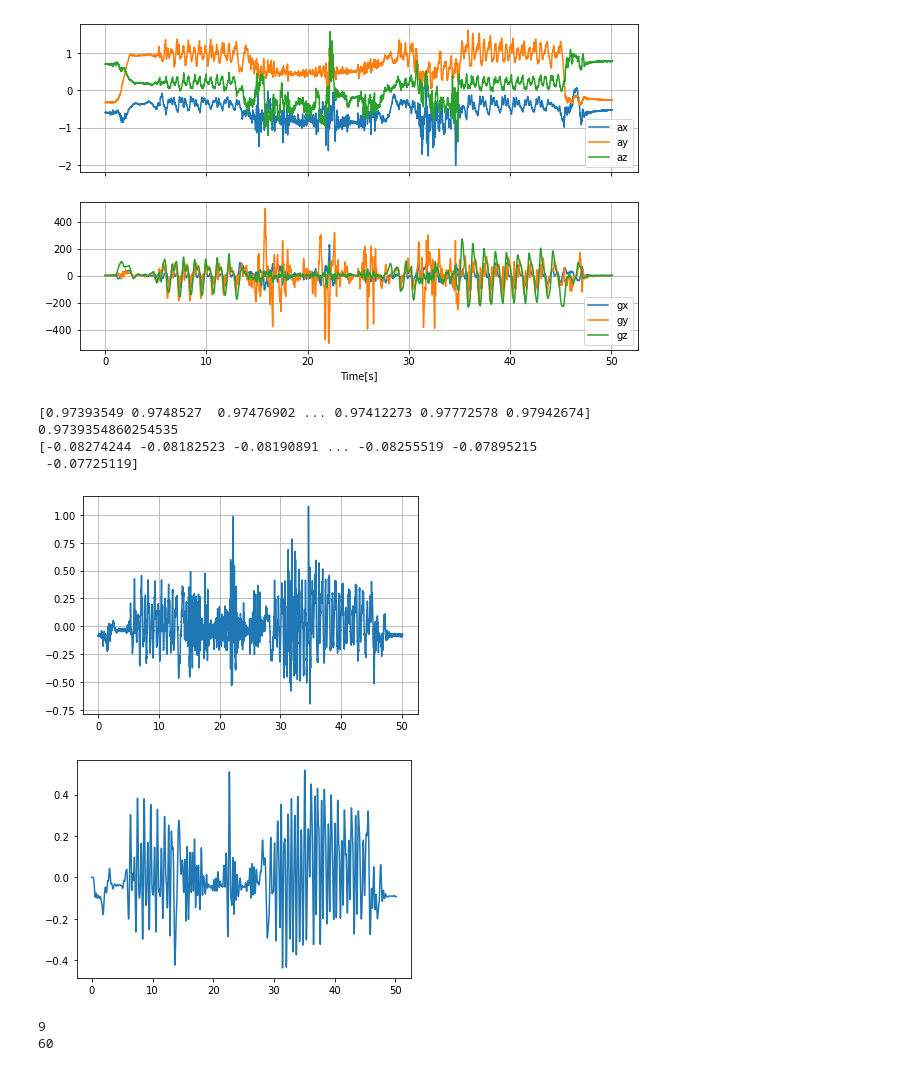
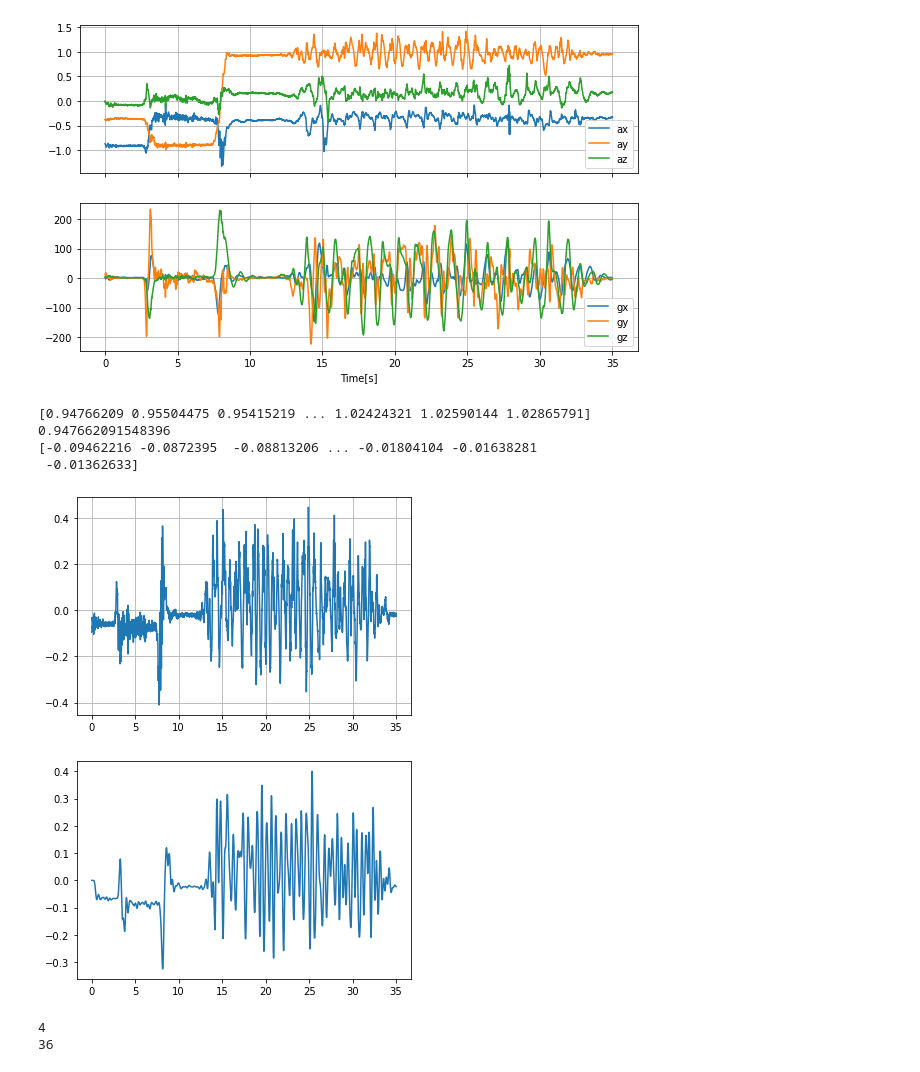
Before and after one commit to valeriotor/mham22, a Jupyter notebook: task1/task.ipynb, the cells around one changed output. Saved outputs shown, nothing was run; the diff lists cells and outputs as text; code cells hidden in the pictures.

```diff
--- a/task1/task.ipynb
+++ b/task1/task.ipynb
@@ -6,12 +6,12 @@ import math
 from lib.Recording import Recording
 from lib.KalmanFilter import KalmanFilter
 # %%
-filename = '../recordings/reference/released_4.json'
+filename = '../recordings/reference/released_5.json'
 trace = Recording(filename, no_labels = True, mute = True)
 trace.plot([['ax', 'ay', 'az'], ['gx', 'gy', 'gz']])
 # note: sampled every 80ms => frequency of 1/0.08 = 12.5Hz
 # %% [output]
-[figure, old version]
+[figure, new version]
 # %%
 ax_list = list(zip(trace.data["ax"].timestamps, trace.data["ax"].values))
 ay_list = list(zip(trace.data["ay"].timestamps, trace.data["ay"].values))
@@ -29,10 +29,10 @@ avg_magnitude = np.mean(magnitude)
 net_magnitude = magnitude - avg_magnitude
 print(net_magnitude)
 # %% [output]
-[0.97393549 0.9748527  0.97476902 ... 0.97412273 0.97772578 0.97942674]
-0.9739354860254535
-[-0.08274244 -0.08182523 -0.08190891 ... -0.08255519 -0.07895215
- -0.07725119]
+[0.94766209 0.95504475 0.95415219 ... 1.02424321 1.02590144 1.02865791]
+0.947662091548396
+[-0.09462216 -0.0872395  -0.08813206 ... -0.01804104 -0.01638281
+ -0.01362633]
 # %%
 fig, ax = plt.subplots()
 #ax.plot(x_axis[0:int(len(x_axis)/5)], net_magnitude[0:int(len(x_axis)/5)])
@@ -40,7 +40,7 @@ ax.plot(x_axis, net_magnitude)
 ax.grid()
 plt.show()
 # %% [output]
-[figure, old version]
+[figure, new version]
 # %%
 # PHASE 1: low pass filter. I have no idea why these parameters work
 b, a = signal.butter(12, 4, fs=250)
@@ -49,7 +49,7 @@ y = signal.lfilter(b, a, net_magnitude)
 plt.plot(x_axis, y)
 plt.show()
 # %% [output]
-[figure, old version]
+[figure, new version]
 # %%
 # PHASE 2: iterate over everything, find peaks and valleys and combine into steps
 if len(x_axis < 4):
@@ -173,5 +173,5 @@ for walk in walk_list:
         sum += len(walk)
 print(sum)
 # %% [output]
-9
-60
+4
+36
```
Also changed, not shown: parts of 3 cells of this notebook.
